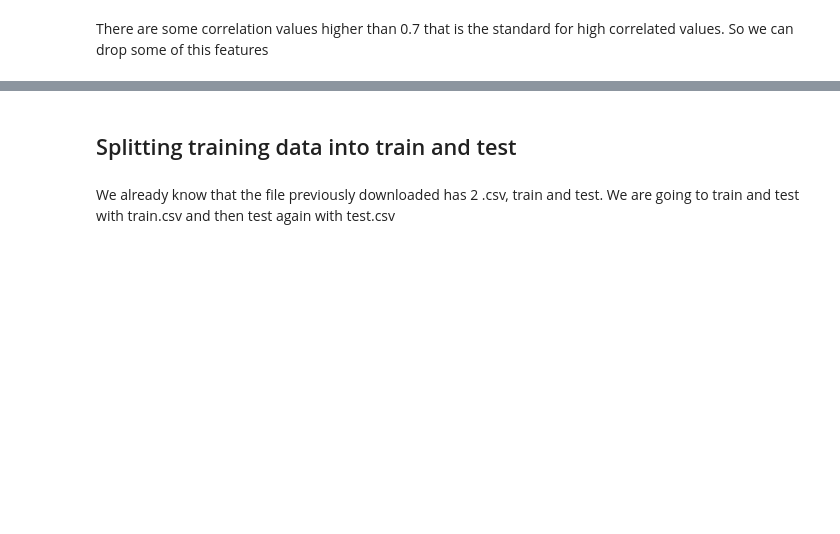
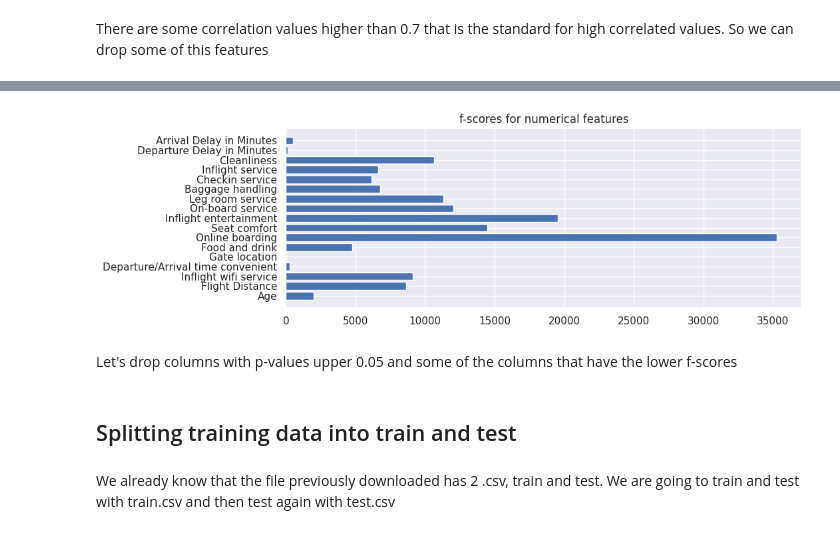
Before and after one commit to jolual2747/airline-passenger-satisfaction, a Jupyter notebook: notebook.ipynb, the cells around one changed output, grey strips where cells are left out. Cells and saved outputs as stored; diff of their text form; code cells hidden in the pictures; blank space fills up the shorter version.

```diff
--- a/notebook.ipynb
+++ b/notebook.ipynb
@@ -213,0 +238,7 @@ X.drop(columns = ['Ease of Online booking'], inplace = True)
+# %%
+from sklearn.feature_selection import SelectKBest, f_classif
+
+numerical_features = X.select_dtypes(['int64', 'float64'])
+fs = SelectKBest(score_func = f_classif, k = numerical_features.shape[1])
+X_selected = fs.fit_transform(numerical_features, y)
+print(X_selected.shape)
@@ -213,0 +247,4 @@ X.drop(columns = ['Ease of Online booking'], inplace = True)
+# %%
+# print scores for the features
+for i in range(len(fs.scores_)):
+	print('Feature: {:}, p-value: {:.5f}'.format(numerical_features.columns[i], fs.pvalues_[i]))
@@ -213,0 +269,9 @@ X.drop(columns = ['Ease of Online booking'], inplace = True)
+# %%
+plt.figure(figsize = (10,3.5))
+plt.barh([numerical_features.columns[i] for i in range(len(fs.scores_))], fs.scores_)
+plt.title('f-scores for numerical features')
+plt.show()
+# %% [output]
+[figure, added]
+# %% [markdown]
+Let's drop columns with p-values upper 0.05 and some of the columns that have the lower f-scores
```
Also changed, not shown: parts of 29 cells of this notebook.
